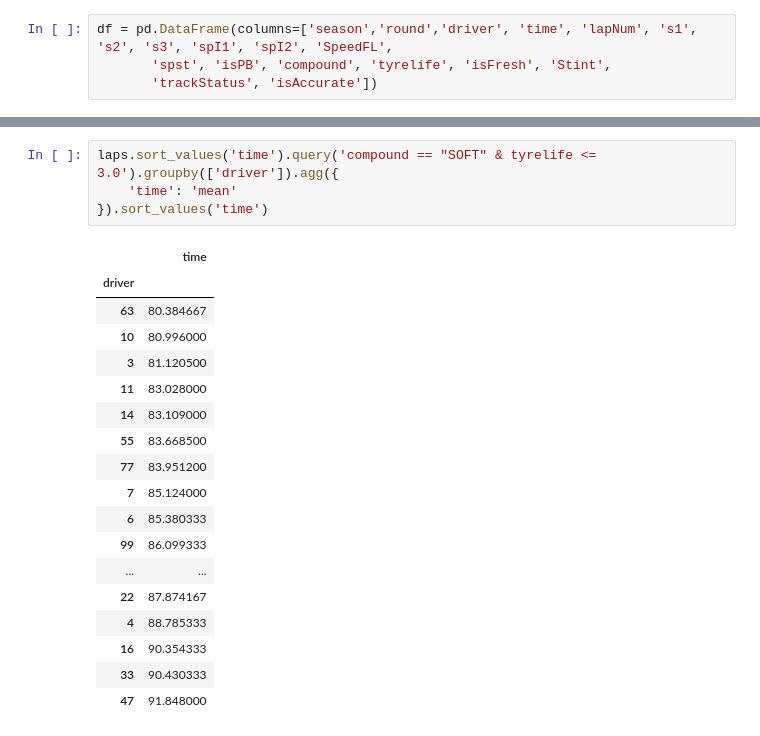
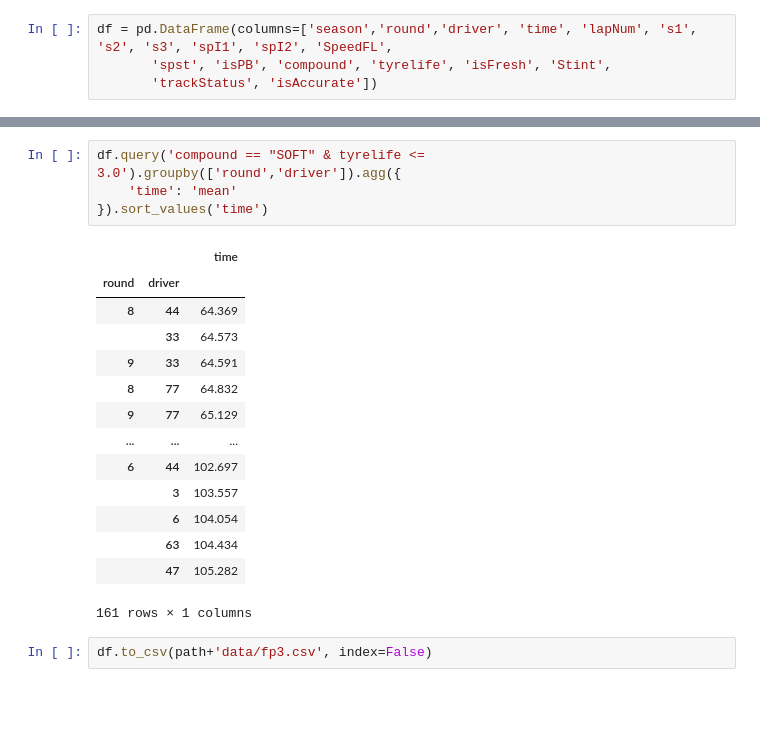
Before and after one commit to ollyjc99/F1-Fantasy-Predictor, a Jupyter notebook: data collection/get_fastf1.ipynb, the cells around one changed output, grey strips where cells are left out. Drawn from its saved outputs; the diff is of its cells as text; blank space fills up the shorter version.

Commit message:
New FP3 data

```diff
--- a/data collection/get_fastf1.ipynb
+++ b/data collection/get_fastf1.ipynb
@@ -139,23 +99,21 @@ laps.sort_values('time')
 # %%
-laps.sort_values('time').query('compound == "SOFT" & tyrelife <= 3.0').groupby(['driver']).agg({
+df.query('compound == "SOFT" & tyrelife <= 3.0').groupby(['round','driver']).agg({
     'time': 'mean'
 }).sort_values('time')
 # %% [output]
-|  | time |
-| driver |  |
-| 63 | 80.384667 |
-| 10 | 80.996000 |
-| 3 | 81.120500 |
-| 11 | 83.028000 |
-| 14 | 83.109000 |
-| 55 | 83.668500 |
-| 77 | 83.951200 |
-| 7 | 85.124000 |
-| 6 | 85.380333 |
-| 99 | 86.099333 |
-| ... | ... |
-| 22 | 87.874167 |
-| 4 | 88.785333 |
-| 16 | 90.354333 |
-| 33 | 90.430333 |
-| 47 | 91.848000 |
+|  |  | time |
+| round | driver |  |
+| 8 | 44 | 64.369 |
+|  | 33 | 64.573 |
+| 9 | 33 | 64.591 |
+| 8 | 77 | 64.832 |
+| 9 | 77 | 65.129 |
+| ... | ... | ... |
+| 6 | 44 | 102.697 |
+|  | 3 | 103.557 |
+|  | 6 | 104.054 |
+|  | 63 | 104.434 |
+|  | 47 | 105.282 |
+161 rows × 1 columns
+# %%
+df.to_csv(path+'data/fp3.csv', index=False)
```
Also changed, not shown: parts of 8 cells of this notebook, 1 other file.
